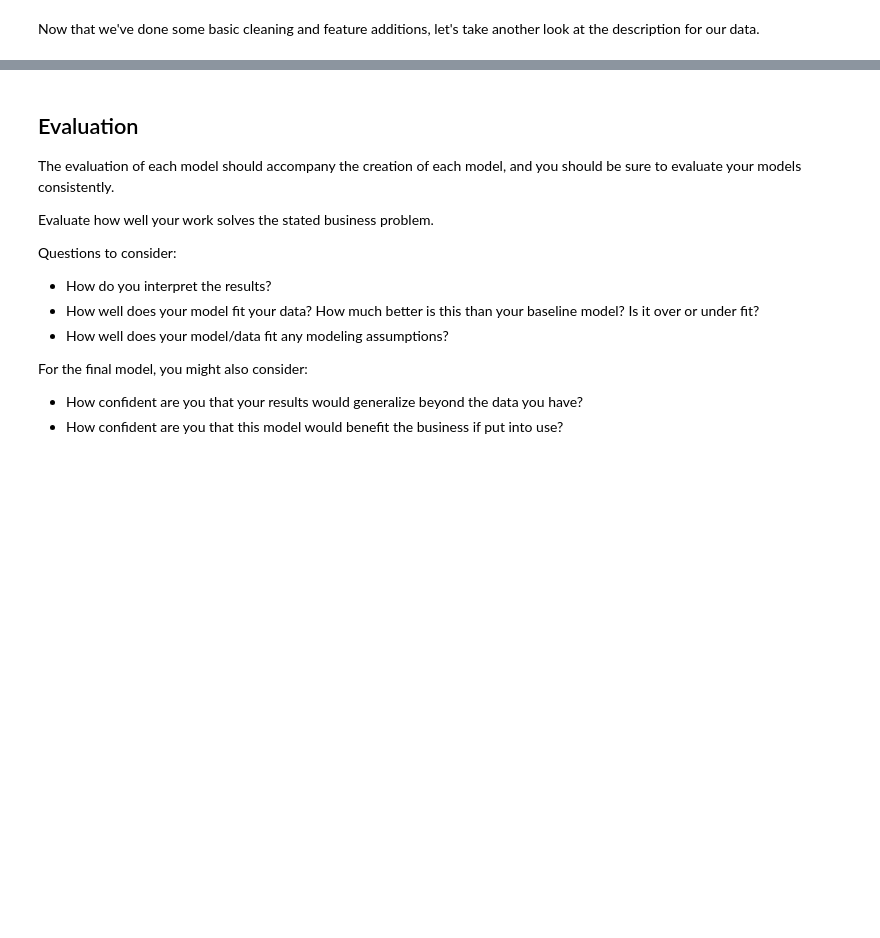
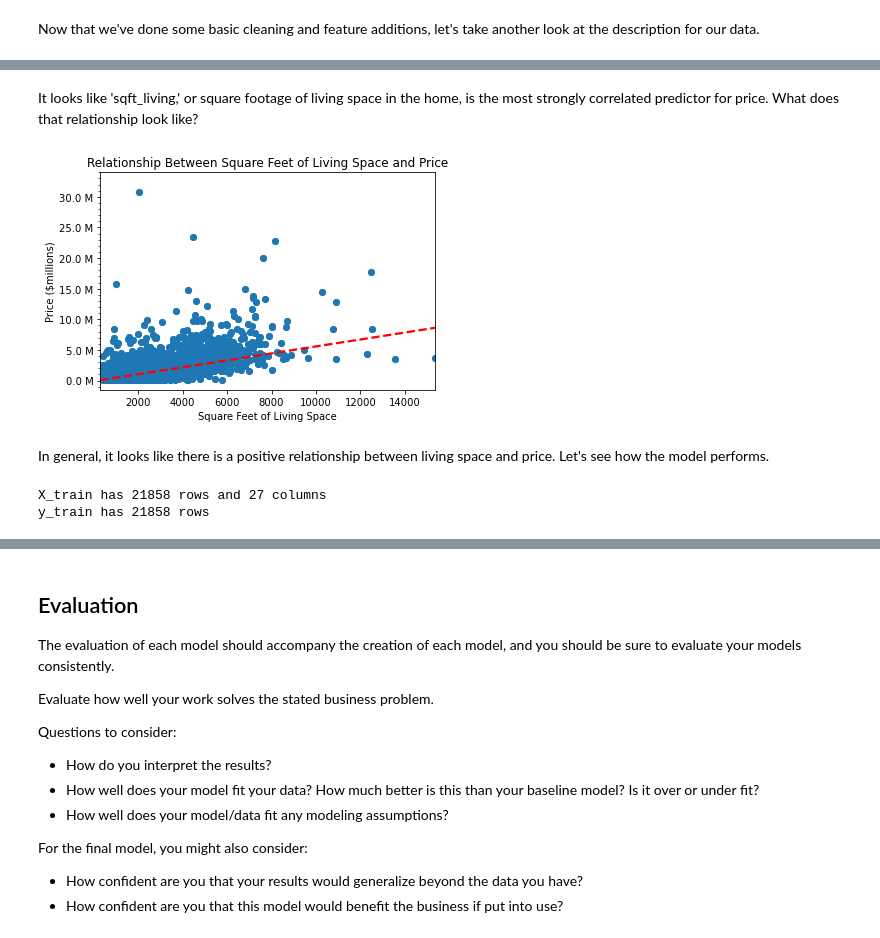
Before and after one commit to emgerber88/Kings-County-Real-Estate-analysis-NAEG, a Jupyter notebook: King_County_Analysis_Notebook.ipynb, the cells around one changed output, grey strips where cells are left out. Cells and saved outputs as stored; diff of their text form; code cells hidden in the pictures; blank space fills up the shorter version.

```diff
--- a/King_County_Analysis_Notebook.ipynb
+++ b/King_County_Analysis_Notebook.ipynb
@@ -277,0 +311,36 @@ Questions to consider:
+# %% [markdown]
+It looks like 'sqft_living,' or square footage of living space in the home, is the most strongly correlated predictor for price. What does that relationship look like?
+# %%
+# create plot of square feet of living space vs price
+fig, ax = plt.subplots()
+
+plt.scatter(x=hd["sqft_living"], y=hd["price"])
+sns.regplot(data = hd, x = 'sqft_living', y = 'price', line_kws={'ls':'--', 'color': 'r'}, ci = None)
+ax.set_xlabel('Square Feet of Living Space')
+ax.set_ylabel('Price ($millions)')
+ax.set_title('Relationship Between Square Feet of Living Space and Price')
+
+# format y axis to show values in millions
+def million_formatter(x, pos):
+    return "%.1f M" % (x/1E6)
+
+ax.set_yticks(range(-1000000, 35000000, 1000000), minor = True)
+ax.yaxis.set_major_formatter(million_formatter);
+# %% [output]
+[figure, added]
+# %% [markdown]
+In general, it looks like there is a positive relationship between living space and price. Let's see how the model performs.
+# %%
+# define variables for simple linear regression
+y = hd['price']
+X = hd.drop('price', axis = 1)
+
+# split train and test sets
+X_train, X_test, y_train, y_test = train_test_split(X, y, random_state=42)
+
+# double check train-test split
+print(f"X_train has {X_train.shape[0]} rows and {X_train.shape[1]} columns")
+print(f"y_train has {y_train.shape[0]} rows")
+# %% [output]
+X_train has 21858 rows and 27 columns
+y_train has 21858 rows
```
Also changed, not shown: parts of 51 cells of this notebook, 1 other file.
